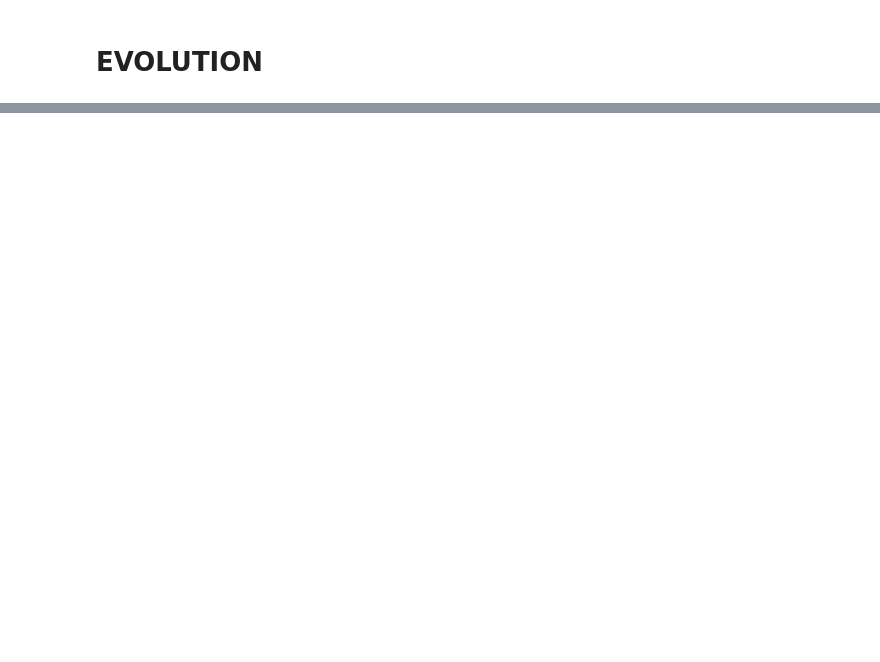
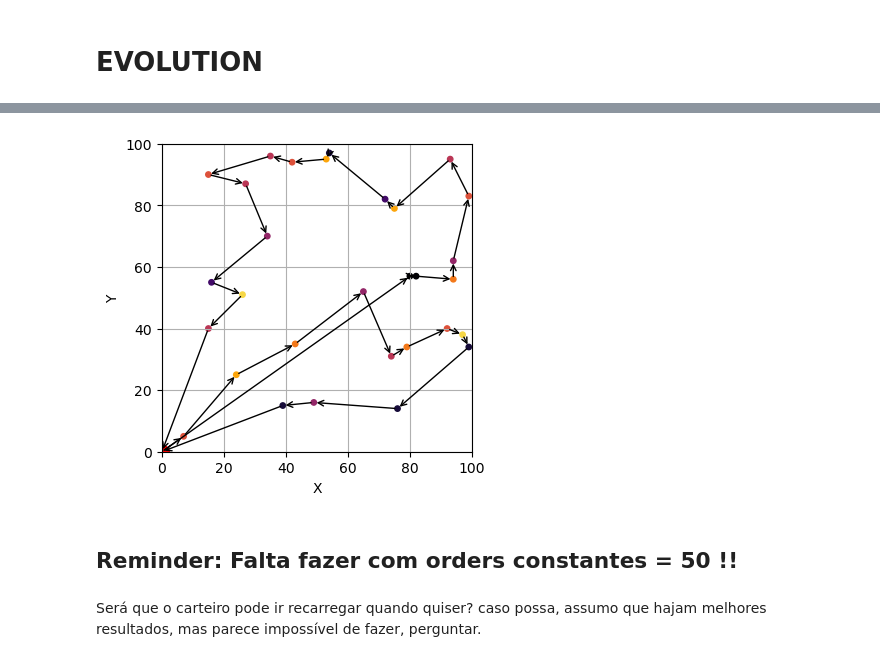
Before and after one commit to bernardo-silva/ComputationalIntelligence-project2, a Jupyter notebook: proj1.ipynb, the cells around one changed output, grey strips where cells are left out. Saved outputs shown, nothing was run; the diff lists cells and outputs as text; code cells hidden in the pictures; blank space fills up the shorter version.

```diff
--- a/proj1.ipynb
+++ b/proj1.ipynb
@@ -209,0 +416,10 @@ population[0].fitness.values
+# %%
+plot_route([15, 22, 24, 13, 26, 28, 17,  4, 20,  7, 30, 21,  5, 19,  8,
+             18,  6, 23, 11,  9, 27, 10, 25, 12,  1, 29, 16,  2, 14,  3],
+           xy_corner.T[:31], orders[:31])
+# %% [output]
+[figure, added]
+# %% [markdown]
+## Reminder: Falta fazer com orders constantes = 50 !!
+# %% [markdown]
+Será que o carteiro pode ir recarregar quando quiser? caso possa, assumo que hajam melhores resultados, mas parece impossível de fazer, perguntar.
```
Also changed, not shown: parts of 40 cells of this notebook, 1 other file.
